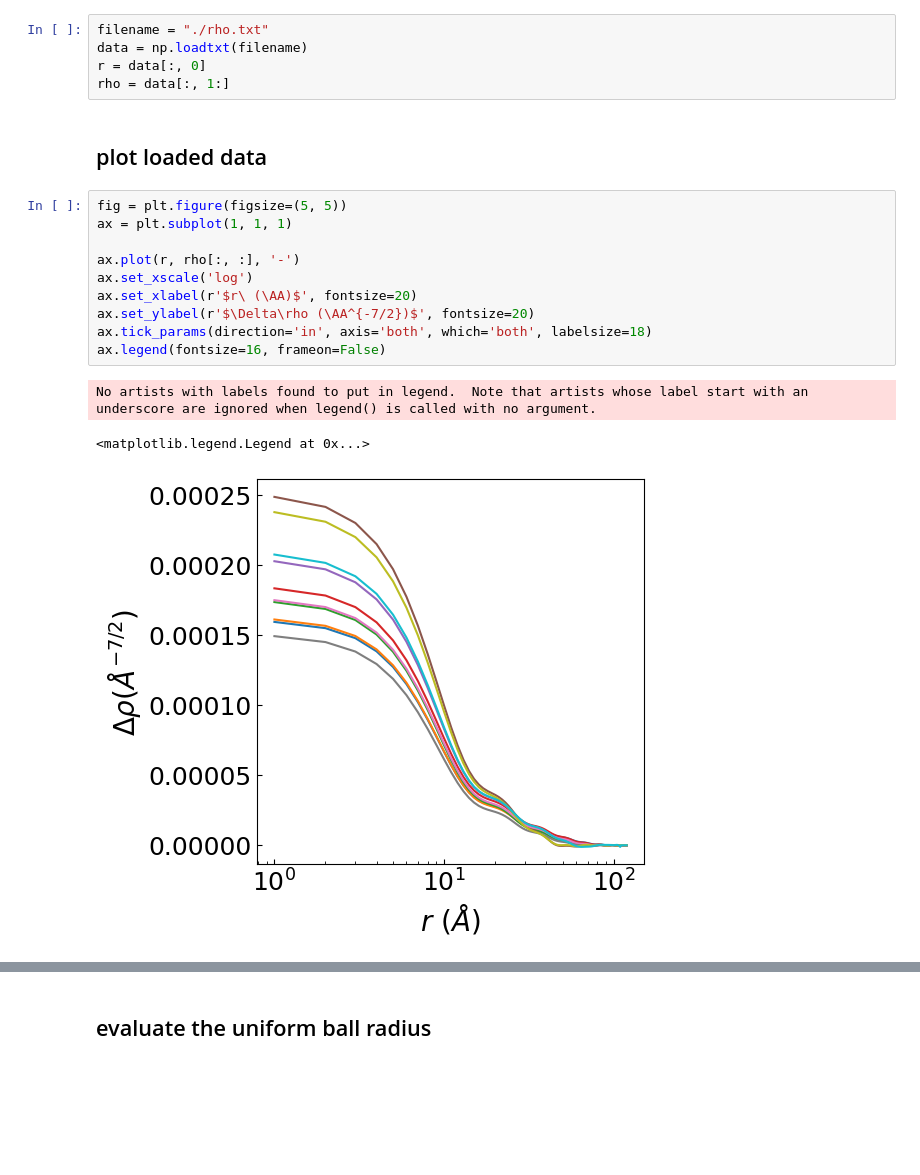
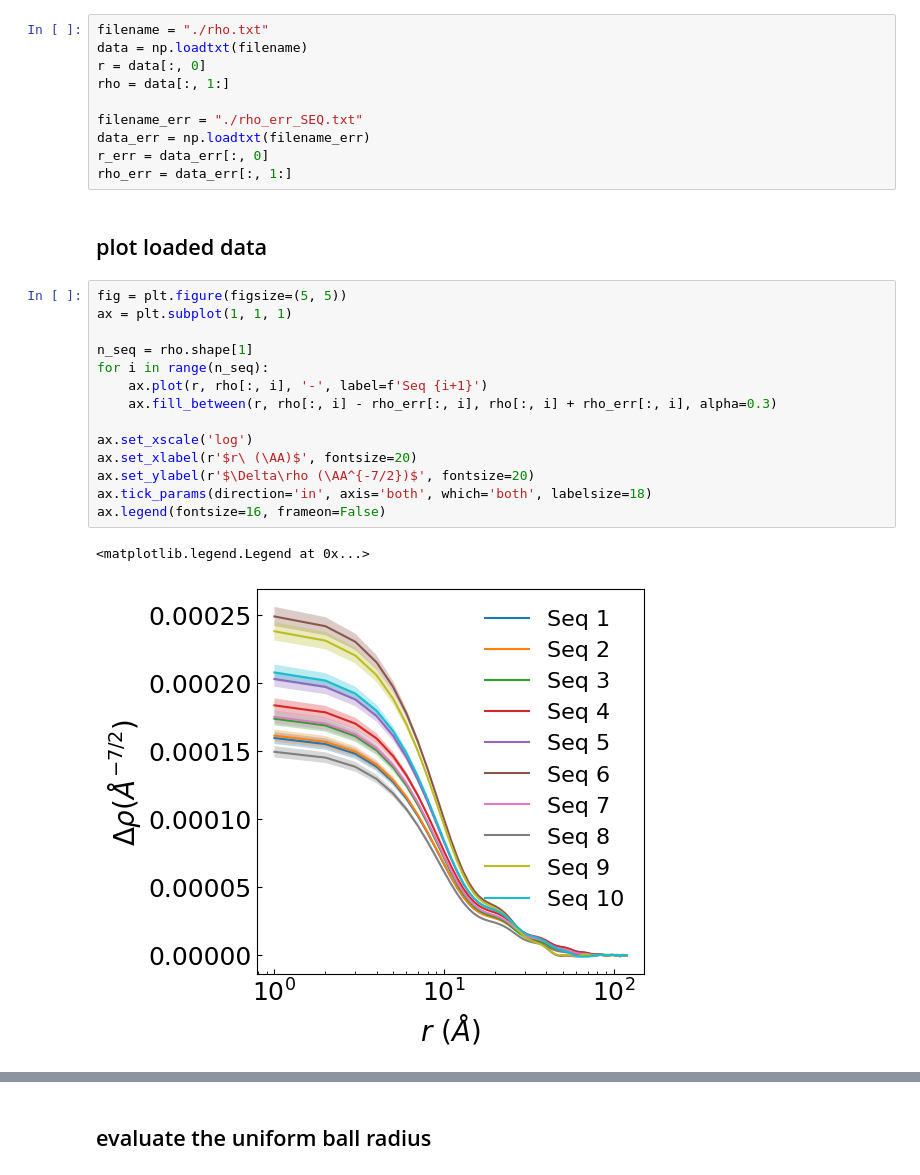
Before and after one commit to ch-tung/cv_SANS, a Jupyter notebook: curvefit/semidilute/analysis/figure_rho.ipynb, the cells around one changed output, grey strips where cells are left out. Saved outputs shown, nothing was run; the diff lists cells and outputs as text; blank space fills up the shorter version.

```diff
--- a/curvefit/semidilute/analysis/figure_rho.ipynb
+++ b/curvefit/semidilute/analysis/figure_rho.ipynb
@@ -15,19 +15,27 @@ filename = "./rho.txt"
 data = np.loadtxt(filename)
 r = data[:, 0]
 rho = data[:, 1:]
+
+filename_err = "./rho_err_SEQ.txt"
+data_err = np.loadtxt(filename_err)
+r_err = data_err[:, 0]
+rho_err = data_err[:, 1:]
 # %% [markdown]
 ## plot loaded data
 # %%
 fig = plt.figure(figsize=(5, 5))
 ax = plt.subplot(1, 1, 1)
 
-ax.plot(r, rho[:, :], '-')
+n_seq = rho.shape[1]
+for i in range(n_seq):
+    ax.plot(r, rho[:, i], '-', label=f'Seq {i+1}')
+    ax.fill_between(r, rho[:, i] - rho_err[:, i], rho[:, i] + rho_err[:, i], alpha=0.3)
+
 ax.set_xscale('log')
 ax.set_xlabel(r'$r\ (\AA)$', fontsize=20)
 ax.set_ylabel(r'$\Delta\rho (\AA^{-7/2})$', fontsize=20)
 ax.tick_params(direction='in', axis='both', which='both', labelsize=18)
 ax.legend(fontsize=16, frameon=False)
 # %% [output]
-No artists with labels found to put in legend.  Note that artists whose label start with an underscore are ignored when legend() is called with no argument.
+<matplotlib.legend.Legend at 0x...>
-<matplotlib.legend.Legend at 0x...>
-[figure, old version]
+[figure, new version]
```
Also changed, not shown: parts of 8 cells of this notebook.
